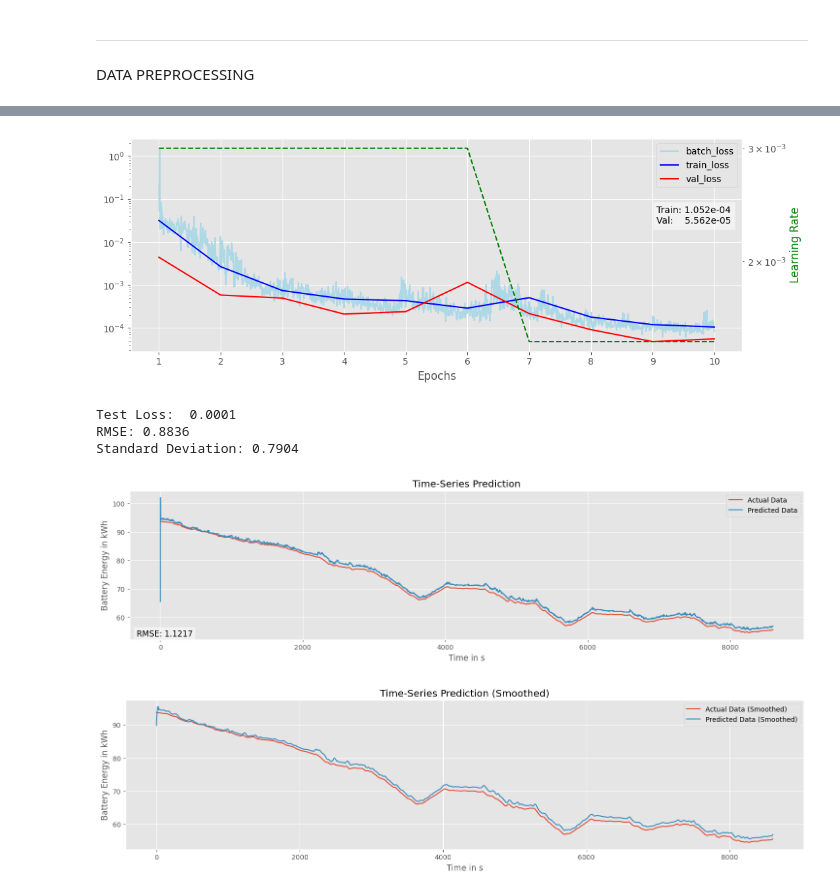
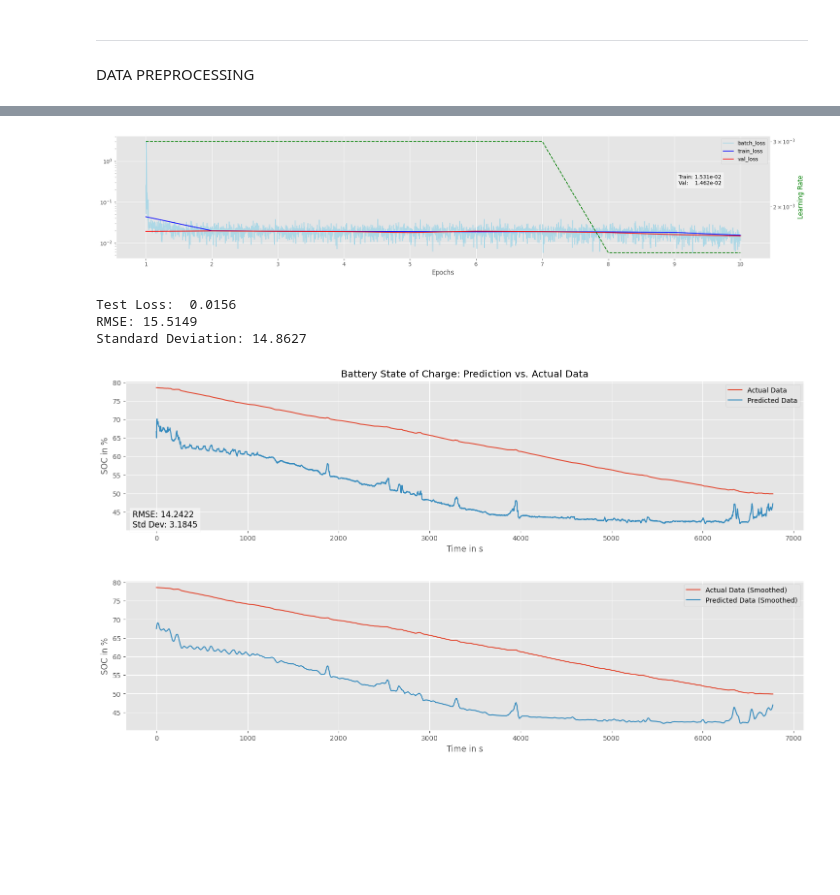
Before and after one commit to willsieg/MA-eR-PINN, a Jupyter notebook: src/LSTM/DataPipeline.ipynb, the cells around one changed output, grey strips where cells are left out. Saved outputs shown, nothing was run; the diff lists cells and outputs as text; code cells hidden in the pictures; blank space fills up the shorter version.

```diff
--- a/src/LSTM/DataPipeline.ipynb
+++ b/src/LSTM/DataPipeline.ipynb
@@ -178,7 +179,7 @@ except:
     trip_lengths = [pq.read_metadata(file).num_rows for file in files]
 
 # discard all items shorter than min_seq_length
-min_seq_length = 400
+min_seq_length = MIN_SEQ_LENGTH
 filtered_files = []
 filtered_lengths = []
 for file, length in zip(files, trip_lengths):
@@ -281,7 +282,7 @@ selection_3 = ["vehspd_cval_cpc", "altitude_cval_ippc", "airtempoutsd_cval_cpc",
 # ---------------------------------------------------------
 target_column = TARGETS
 input_columns = FEATURES
-input_columns = list(set(all_signals) - set(columns_to_drop) - set(target_column))
+#input_columns = list(set(all_signals) - set(columns_to_drop) - set(target_column))
 # %%
 # FEATURE NORMALIZATION/SCALING -----------------------------------------------------------------
 scaler = eval(SCALERS['feature_scaler'])
@@ -1069,34 +908,34 @@ Weight Decay:           0.0001
 # %%
 # get DataFrame of training metrics:
 training_df = pd.DataFrame(training_table, columns=["Epoch", "Iteration", "Batch Loss", "Train Loss"])
 # Extract the 'Train Loss' column and compare with the train_losses list
 train_loss_column = training_df['Train Loss'].replace(['',' '], np.nan).dropna().astype(float).values
 if any(abs(train_loss_column - train_losses) > 1e-3):  print("Extracted and original Train Losses are not equal. Please check metrics table.")
 
 # -------------------------------------
 # plot training performance:
-fig, ax1 = plt.subplots(figsize=(10,4))
+fig, ax1 = plt.subplots(figsize=(14,4))
 ax1.set_xlabel('Epochs')
 ax1.set_xticks(range(1, NUM_EPOCHS + 1))
 
 assert len(train_losses_per_iter) == NUM_EPOCHS * len(train_loader), "Length of train_losses_per_iter might not match the number of iterations."
 plt.plot(np.linspace(1, NUM_EPOCHS, len(train_losses_per_iter)), train_losses_per_iter, label='batch_loss', color='lightblue')
 plt.plot(range(1, NUM_EPOCHS + 1), train_losses, label='train_loss', color='blue')
 plt.plot(range(1, NUM_EPOCHS + 1), val_losses, label='val_loss', color='red')
 
 plt.yscale('log'); fig.tight_layout(); plt.legend();
 
 plt.text(0.86, 0.6, f"Train: {train_losses[-1]:.3e}\nVal:    {val_losses[-1]:.3e}", \
     transform=plt.gca().transAxes, fontsize=10, bbox=dict(facecolor='white', alpha=0.5));
 
 if pd.Series(lr_history).nunique() > 1:
     ax2 = ax1.twinx()
     ax2.plot(range(1, NUM_EPOCHS + 1), lr_history, label='lr', color='green', linestyle='--')
     ax2.set_ylabel('Learning Rate', color='green')
     ax2.tick_params(axis='y', labelcolor='green')
     ax2.set_yscale('log')
 # %% [output]
-[figure, old version]
+[figure, new version]
 # %%
 # EVALUATION -----------------------------------------------------------------
 # get file list of test subset
@@ -1123,30 +962,32 @@ print(f"Test Loss:  {test_loss:.4f}")
 print(f"RMSE: {root_mean_squared_error(np.concatenate(scaled_targets), np.concatenate(scaled_outputs)):.4f}")
 print(f"Standard Deviation: {np.std(np.concatenate(scaled_targets) - np.concatenate(scaled_outputs)):.4f}")
 # %% [output]
-Test Loss:  0.0001
-RMSE: 0.8836
-Standard Deviation: 0.7904
+Test Loss:  0.0156
+RMSE: 15.5149
+Standard Deviation: 14.8627
 # %%
 # get random sample sequence from test set
 # -------------------------------------
-random_int = random.randint(1, len(scaled_outputs))
-y_pred = scaled_outputs[random_int]
-y_true = scaled_targets[random_int]
+sample_int = random.randint(1, len(scaled_outputs))
+y_pred = scaled_outputs[sample_int]
+y_true = scaled_targets[sample_int]
+
 ###############################################
 # PLOT PREDICTION -----------------------------------------------------------------
-plt.figure(figsize=(18,4)); plt.xlabel('Time in s'); plt.ylabel('Battery Energy in kWh'); plt.title('Time-Series Prediction')
+plt.figure(figsize=(18,4)); plt.xlabel('Time in s'); plt.ylabel('SOC in %'); plt.title('Battery State of Charge: Prediction vs. Actual Data')
 plt.plot(y_true, label='Actual Data') # actual plot
 plt.plot(np.arange(0, len(y_true), 1), y_pred, label='Predicted Data') # predicted plot
 plt.legend()
-plt.text(0.01, 0.02, f"RMSE: {root_mean_squared_error(y_true, y_pred):.4f}", transform=plt.gca().transAxes, fontsize=12, bbox=dict(facecolor='white', alpha=0.5))
+plt.text(0.01, 0.02, f"RMSE: {root_mean_squared_error(y_true, y_pred):.4f}\nStd Dev: {np.std(y_true - y_pred):.4f}",\
+     transform=plt.gca().transAxes, fontsize=12, bbox=dict(facecolor='white', alpha=0.5))
 
-plt.figure(figsize=(18,4)); plt.xlabel('Time in s'); plt.ylabel('Battery Energy in kWh'); plt.title('Time-Series Prediction (Smoothed)')
+plt.figure(figsize=(18,4)); plt.xlabel('Time in s'); plt.ylabel('SOC in %')
 plt.plot(savgol_filter(y_true.flatten(), window_length=60, polyorder=3), label='Actual Data (Smoothed)') # actual plot
 plt.plot(np.arange(0, len(y_true), 1), savgol_filter(y_pred.flatten(), window_length=60, polyorder=3), label='Predicted Data (Smoothed)') # predicted plot
 plt.legend();
 # %% [output]
-[figure, old version]
+[figure, new version]
-[figure, old version]
+[figure, new version]
 # %%
 '''
 TODOs
```
Also changed, not shown: parts of 12 cells of this notebook, 4 other files.
